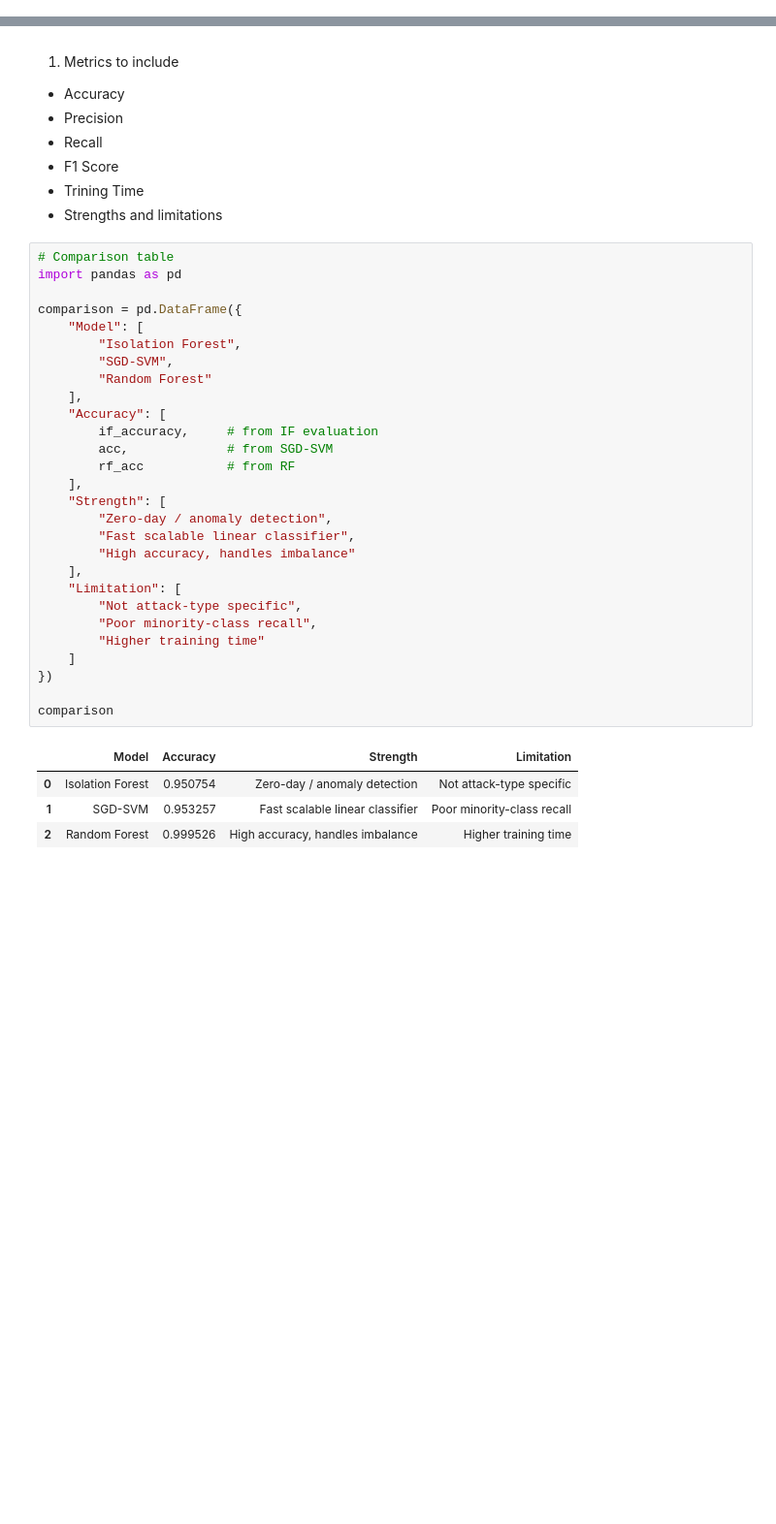
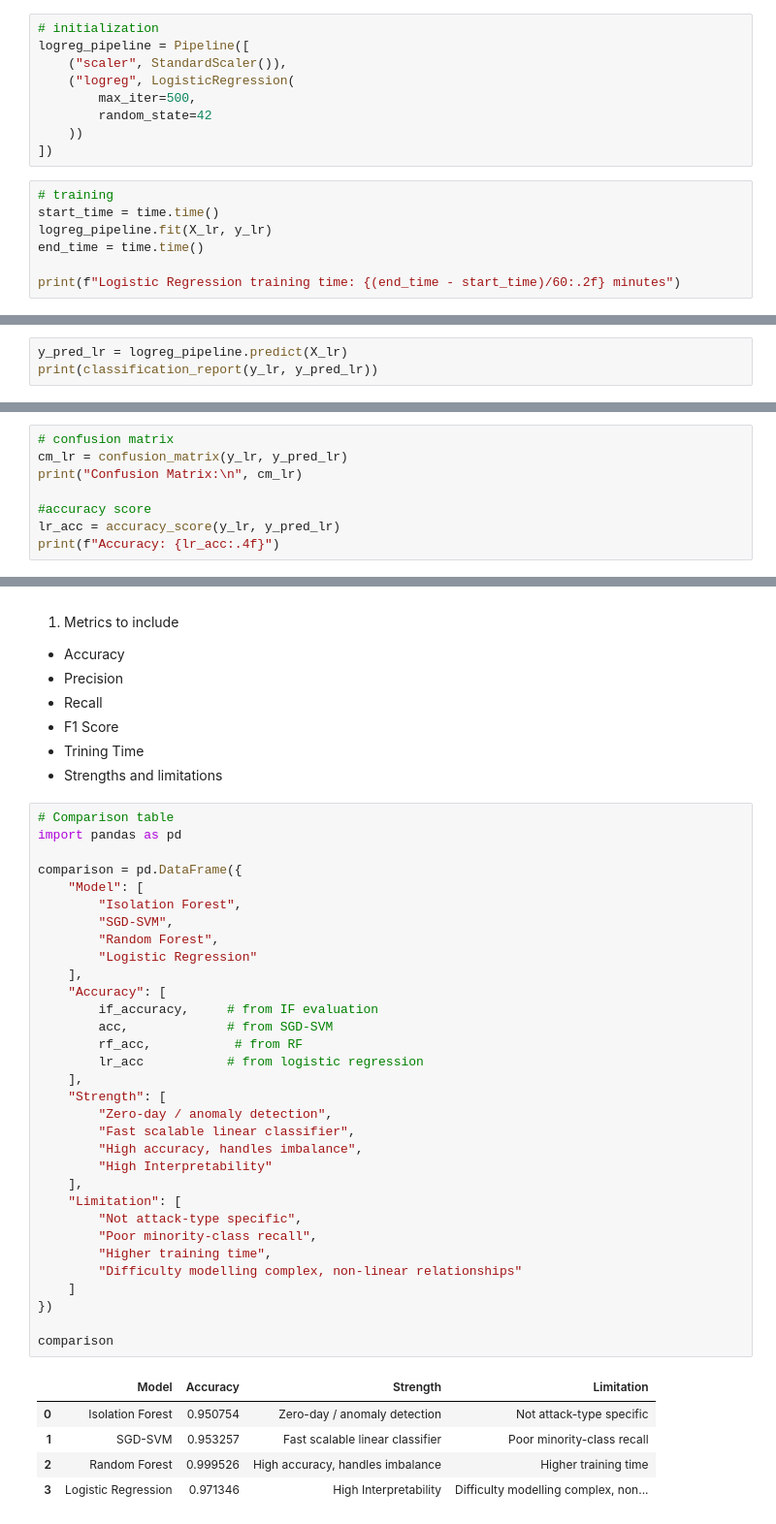
Before and after one commit to Kanchanchaudhary-kc/AI-Network-Detection-System, a Jupyter notebook: notebooks/03_model_training.ipynb, the cells around one changed output, grey strips where cells are left out. Shown at 97% size. Drawn from its saved outputs; the diff is of its cells as text; blank space fills up the shorter version.

Commit message:
Trained logistic regression and also updated comparison table

```diff
--- a/notebooks/03_model_training.ipynb
+++ b/notebooks/03_model_training.ipynb
@@ -317,0 +329,16 @@ Random Forest model saved successfully.
+# %%
+# initialization
+logreg_pipeline = Pipeline([
+    ("scaler", StandardScaler()),
+    ("logreg", LogisticRegression(
+        max_iter=500,
+        random_state=42
+    ))
+])
+# %%
+# training
+start_time = time.time()
+logreg_pipeline.fit(X_lr, y_lr)
+end_time = time.time()
+
+print(f"Logistic Regression training time: {(end_time - start_time)/60:.2f} minutes")
@@ -317,0 +347,3 @@ Random Forest model saved successfully.
+# %%
+y_pred_lr = logreg_pipeline.predict(X_lr)
+print(classification_report(y_lr, y_pred_lr))
@@ -317,0 +363,8 @@ Random Forest model saved successfully.
+# %%
+# confusion matrix
+cm_lr = confusion_matrix(y_lr, y_pred_lr)
+print("Confusion Matrix:\n", cm_lr)
+
+#accuracy score
+lr_acc = accuracy_score(y_lr, y_pred_lr)
+print(f"Accuracy: {lr_acc:.4f}")
@@ -327,33 +393,38 @@ Random Forest model saved successfully.
 # %%
 # Comparison table
 import pandas as pd
 
 comparison = pd.DataFrame({
     "Model": [
         "Isolation Forest",
         "SGD-SVM",
-        "Random Forest"
+        "Random Forest",
+        "Logistic Regression"
     ],
     "Accuracy": [
         if_accuracy,     # from IF evaluation
         acc,             # from SGD-SVM
-        rf_acc           # from RF
+        rf_acc,           # from RF
+        lr_acc           # from logistic regression
     ],
     "Strength": [
         "Zero-day / anomaly detection",
         "Fast scalable linear classifier",
-        "High accuracy, handles imbalance"
+        "High accuracy, handles imbalance",
+        "High Interpretability"
     ],
     "Limitation": [
         "Not attack-type specific",
         "Poor minority-class recall",
-        "Higher training time"
+        "Higher training time",
+        "Difficulty modelling complex, non-linear relationships"
     ]
 })
 
 comparison
 # %% [output]
 |  | Model | Accuracy | Strength | Limitation |
 | 0 | Isolation Forest | 0.950754 | Zero-day / anomaly detection | Not attack-type specific |
 | 1 | SGD-SVM | 0.953257 | Fast scalable linear classifier | Poor minority-class recall |
 | 2 | Random Forest | 0.999526 | High accuracy, handles imbalance | Higher training time |
+| 3 | Logistic Regression | 0.971346 | High Interpretability | Difficulty modelling complex, non... |
```
Also changed, not shown: parts of 7 cells of this notebook.
